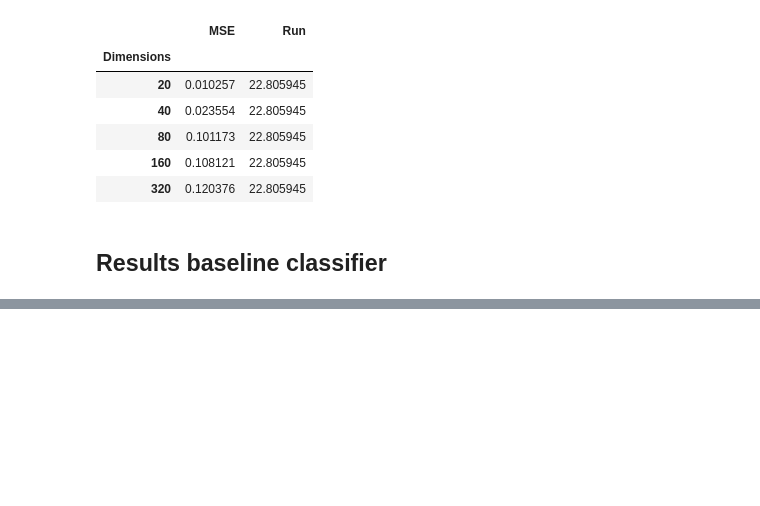
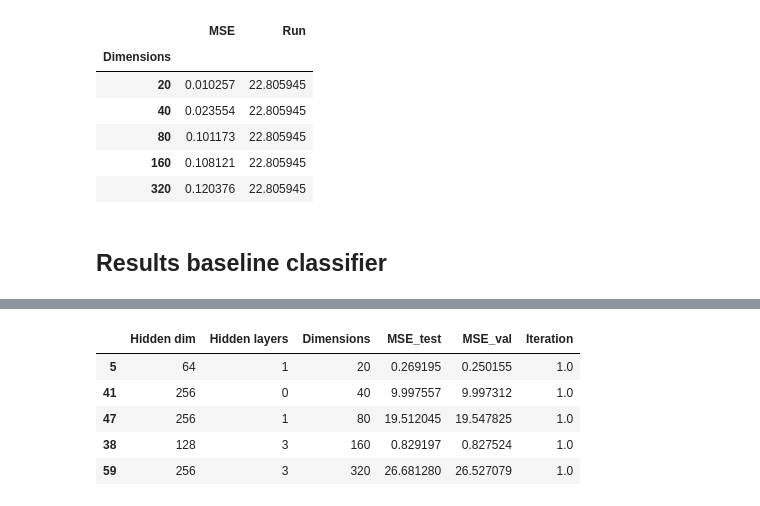
Before and after one commit to theislab/scRatio, a Jupyter notebook: notebooks/mi_estimation/evaluate_results_retrain.ipynb, the cells around one changed output, grey strips where cells are left out. Cells and saved outputs as stored; diff of their text form; code cells hidden in the pictures; blank space fills up the shorter version.

```diff
--- a/notebooks/mi_estimation/evaluate_results_retrain.ipynb
+++ b/notebooks/mi_estimation/evaluate_results_retrain.ipynb
@@ -248,0 +230,29 @@ results_baseline_clf_df.groupby(["Hidden dim", "Hidden layers", "Dimensions"]).m
+# %%
+df_mean = (
+    results_baseline_clf_df
+    .groupby(["Hidden dim", "Hidden layers", "Dimensions"], as_index=False)
+    .mean()   # averages across iteration and any other non-grouped numeric columns
+)
+
+df_std = (
+    results_baseline_clf_df
+    .groupby(["Hidden dim", "Hidden layers", "Dimensions"], as_index=False)
+    .std()   # averages across iteration and any other non-grouped numeric columns
+) / np.sqrt(3)
+
+best_configs = df_mean.loc[
+    df_mean.groupby("Dimensions")["MSE_val"].idxmin()
+]
+
+best_configs_std = df_std.loc[
+    df_mean.groupby("Dimensions")["MSE_val"].idxmin()
+]
+# %%
+best_configs
+# %% [output]
+|  | Hidden dim | Hidden layers | Dimensions | MSE_test | MSE_val | Iteration |
+| 5 | 64 | 1 | 20 | 0.269195 | 0.250155 | 1.0 |
+| 41 | 256 | 0 | 40 | 9.997557 | 9.997312 | 1.0 |
+| 47 | 256 | 1 | 80 | 19.512045 | 19.547825 | 1.0 |
+| 38 | 128 | 3 | 160 | 0.829197 | 0.827524 | 1.0 |
+| 59 | 256 | 3 | 320 | 26.681280 | 26.527079 | 1.0 |
```
Also changed, not shown: parts of 4 cells of this notebook, 8 other files.
